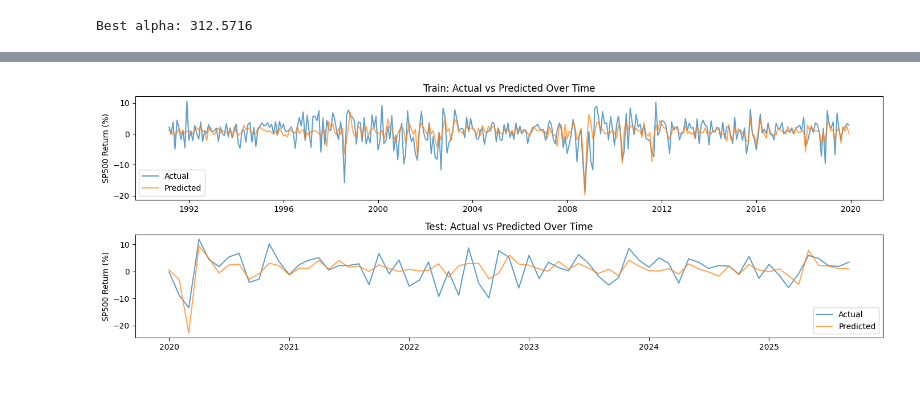
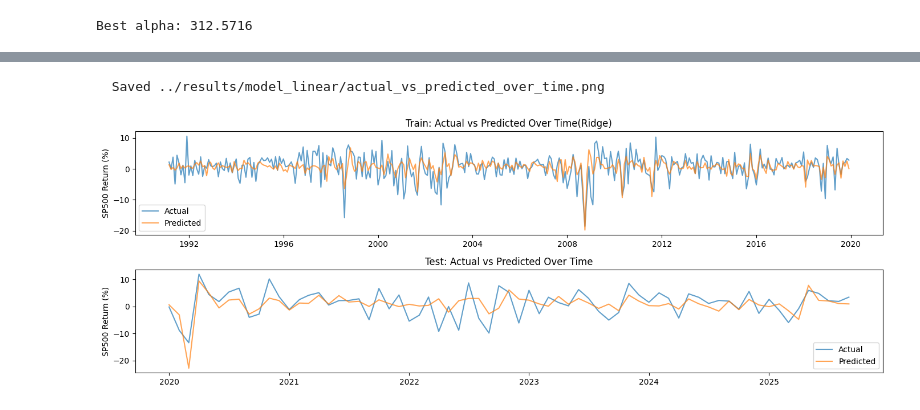
Before and after one commit to ashan-shashika/macroeconomic-impact-stock-ml, a Jupyter notebook: notebooks/04_linearRegeression.ipynb, the cells around one changed output, grey strips where cells are left out. Saved outputs shown, nothing was run; the diff lists cells and outputs as text; code cells hidden in the pictures.

```diff
--- a/notebooks/04_linearRegeression.ipynb
+++ b/notebooks/04_linearRegeression.ipynb
@@ -15,6 +19,10 @@ sys.path.append(str(project_root))
 from src.data_preprocessing import data_split
 from utils.check_multicollinearity import check_multicollinearity
 from utils.evaluate_model import evaluate_model
+from utils.savePlots import save
+from src.r2_comparison_plot import r2_comparison_plot
+
+PLT_SAVE_DIR = "model_linear"
 # %%
 MACRO_COLS = ['CPI_Change', 'Rate_Change', 'GDP_Growth', 'Unemp_Change', 'USD_Change', 'VIX_Change', 'Credit_Spread']
 LAGGED_COLS =[
@@ -322,24 +407,26 @@ plt.show()
 # %%
 plt.figure(figsize=(14, 5))
 
 dates_train,dates_test = splits_data['dates_train'], splits_data['dates_test']
 # Train
 plt.subplot(2, 1, 1)
 plt.plot(dates_train, y_train_lagged, label='Actual', alpha=0.7)
 plt.plot(dates_train, y_train_pred_4,  label='Predicted', alpha=0.7)
-plt.title('Train: Actual vs Predicted Over Time')
+plt.title('Train: Actual vs Predicted Over Time(Ridge)')
 plt.ylabel('SP500 Return (%)')
 plt.legend()
 
 # Test
 plt.subplot(2, 1, 2)
 plt.plot(dates_test, y_test_lagged, label='Actual', alpha=0.7)
 plt.plot(dates_test, y_test_pred_4,  label='Predicted', alpha=0.7)
 plt.title('Test: Actual vs Predicted Over Time')
 plt.ylabel('SP500 Return (%)')
 plt.legend()
 
 plt.tight_layout()
+save("actual_vs_predicted_over_time", PLT_SAVE_DIR)
 plt.show()
 # %% [output]
+  Saved ../results/model_linear/actual_vs_predicted_over_time.png
-[figure, old version]
+[figure, new version]
```
Also changed, not shown: parts of 29 cells of this notebook, 15 other files.
